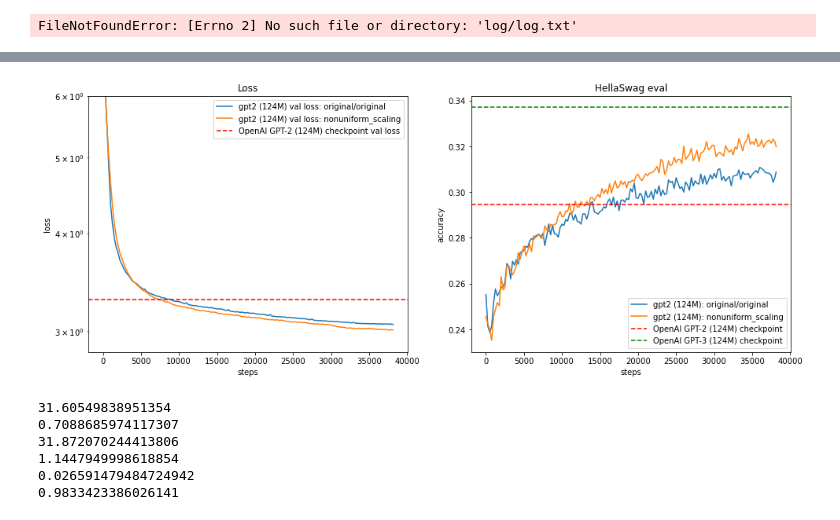
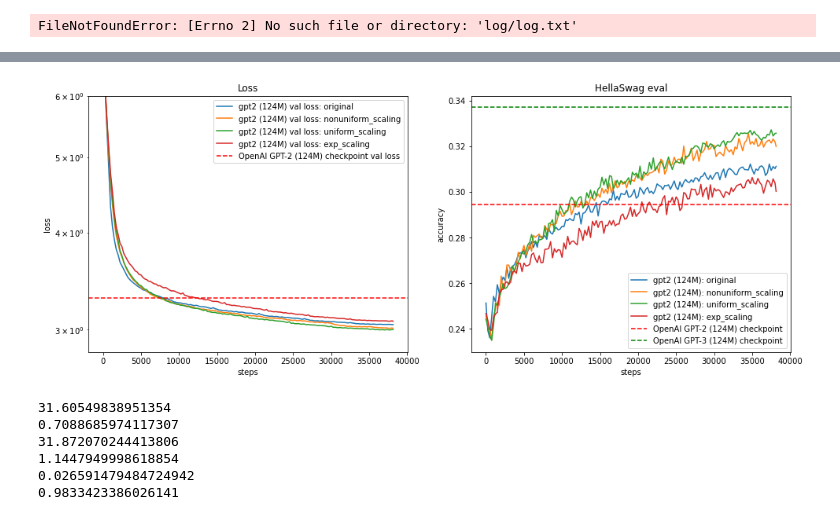
Before and after one commit to ajherman/build-nanogpt, a Jupyter notebook: play.ipynb, the cells around one changed output, grey strips where cells are left out. Saved outputs shown, nothing was run; the diff lists cells and outputs as text; code cells hidden in the pictures.

```diff
--- a/play.ipynb
+++ b/play.ipynb
@@ -296,7 +296,7 @@ plt.figure(figsize=(16, 6))
 plt.subplot(121)
 
 # names = ['original','mlp_renormalize','sphere','full_sphere','mlp_renormalize_sphere']#,'rmsnorm','nobias','renormalize','noskip','renormalize_only','renormalize_noskip']
-names = ['original/original','original','nonuniform_scaling']
+names = ['original','nonuniform_scaling', 'uniform_scaling', 'exp_scaling','penalty']
 
 for idx,name in enumerate(names):
 
@@ -369,4 +369,4 @@ Max Hellaswag eval: 0.3255
-[figure, old version]
+[figure, new version]
 # %%
 # How to make an MLP that approximately rotates...
 
```
Also changed, not shown: parts of 1 cell of this notebook, 2 other files.
